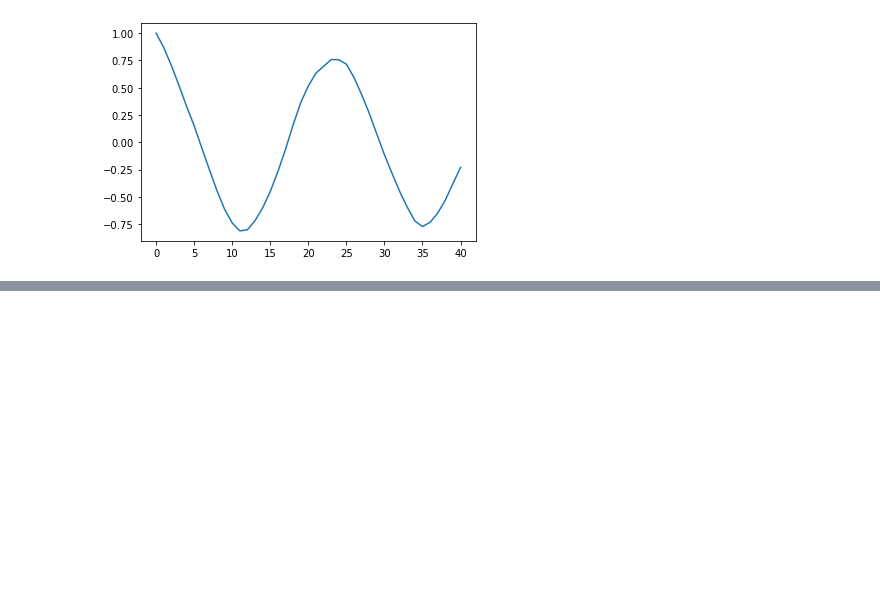
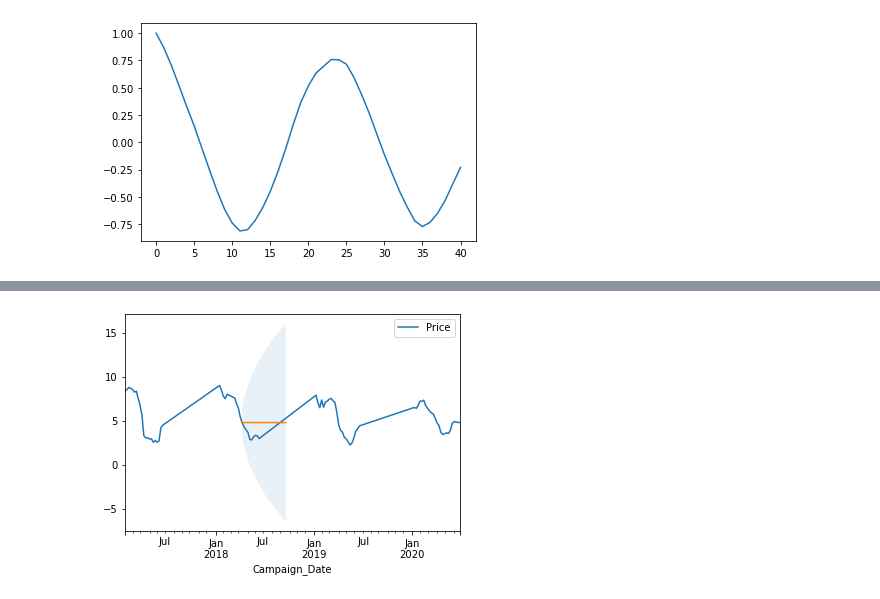
Before and after one commit to matozqui/Berries_Pricing, a Jupyter notebook: Spain/ES_Prices_Exploration.ipynb, the cells around one changed output, grey strips where cells are left out. Saved outputs shown, nothing was run; the diff lists cells and outputs as text; code cells hidden in the pictures; blank space fills up the shorter version.

```diff
--- a/Spain/ES_Prices_Exploration.ipynb
+++ b/Spain/ES_Prices_Exploration.ipynb
@@ -91,0 +107,4 @@ plot_acf(blue,lags=25,unbiased=True);
+# %%
+from statsmodels.tsa.statespace.sarimax import SARIMAX
+model = SARIMAX(blue, order = (2,1,3)).fit()
+model.summary()
@@ -91,0 +133,3 @@ plot_acf(blue,lags=25,unbiased=True);
+# %%
+prediction = model.get_forecast(steps=24)
+prediction.predicted_mean
@@ -91,0 +174,9 @@ plot_acf(blue,lags=25,unbiased=True);
+# %%
+lower = prediction.conf_int()['lower Price']
+upper = prediction.conf_int()['upper Price']
+blue.truncate(before='2017').plot()
+prediction.predicted_mean.plot()
+plt.fill_between(lower.index,lower,upper, alpha=0.1)
+plt.show()
+# %% [output]
+[figure, added]
```
Also changed, not shown: parts of 22 cells of this notebook, 11 other files.
